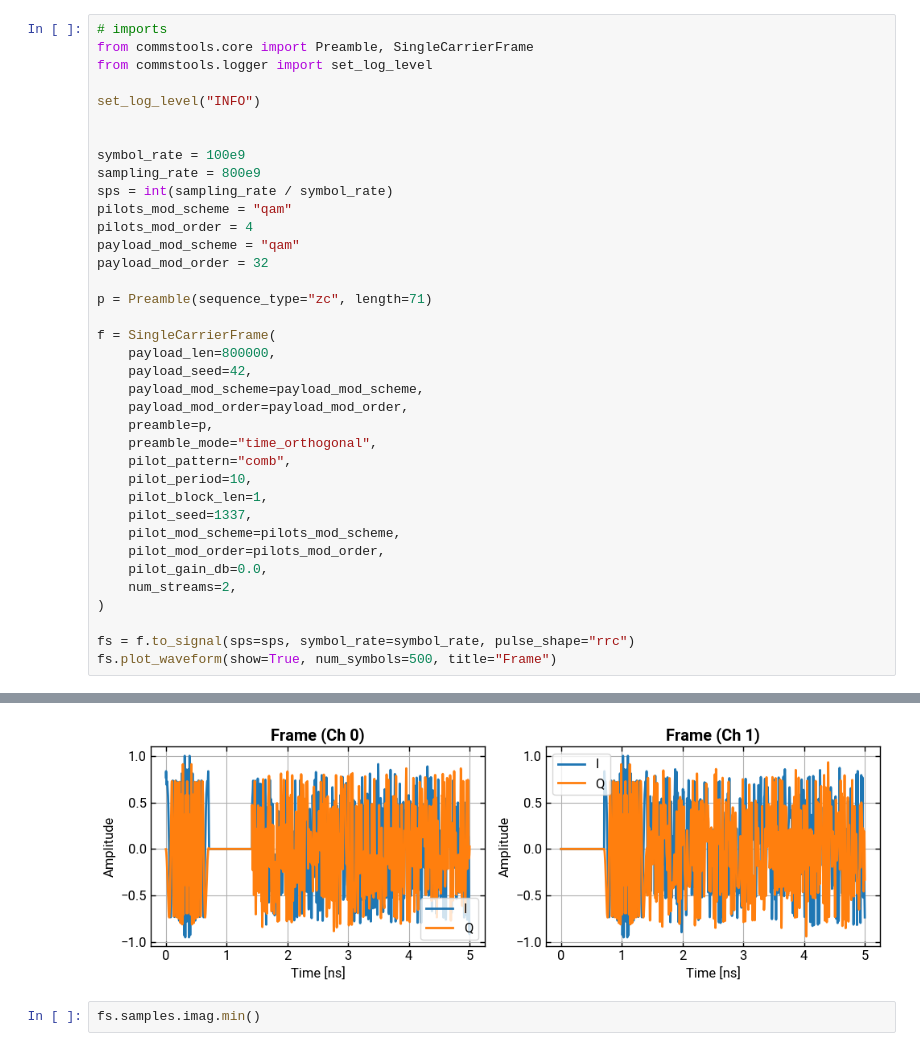
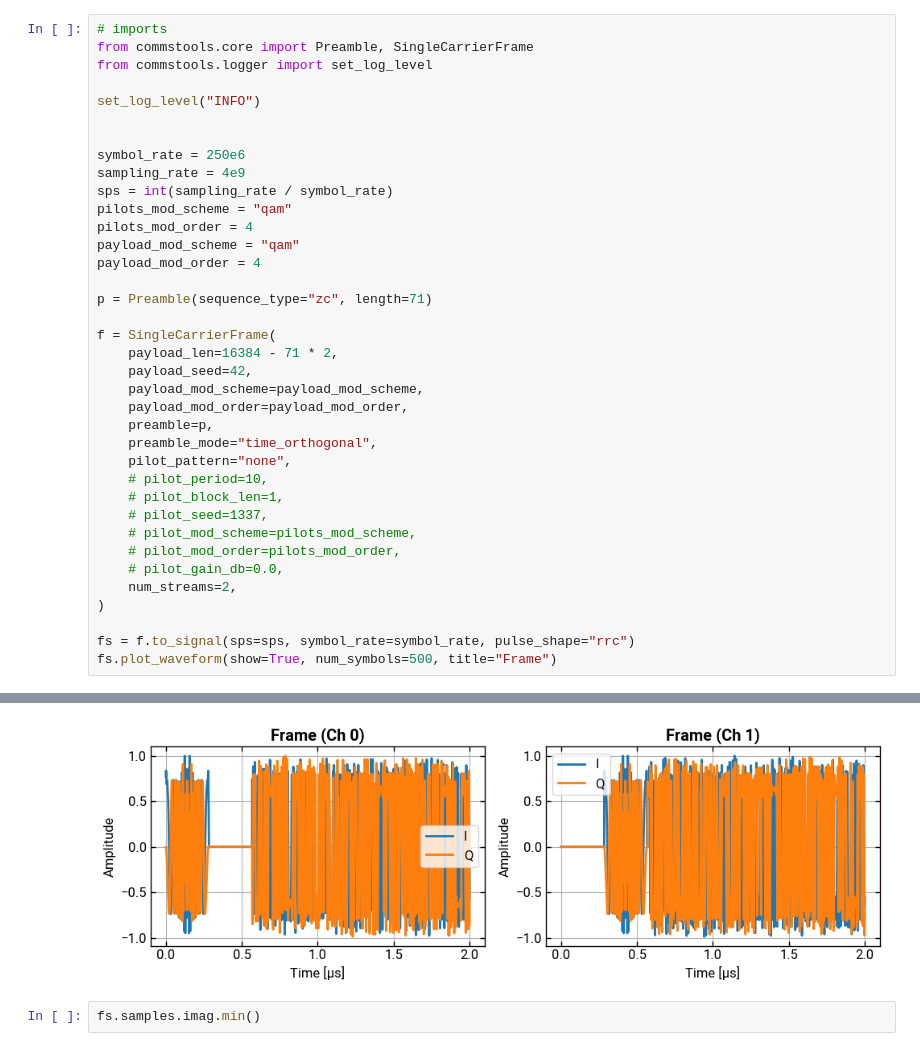
Before and after one commit to lokgar/commstools, a Jupyter notebook: examples/03-frames.ipynb, the cells around one changed output, grey strips where cells are left out. Drawn from its saved outputs; the diff is of its cells as text.

```diff
--- a/examples/03-frames.ipynb
+++ b/examples/03-frames.ipynb
@@ -6,30 +6,30 @@ from commstools.logger import set_log_level
 set_log_level("INFO")
 
 
-symbol_rate = 100e9
-sampling_rate = 800e9
+symbol_rate = 250e6
+sampling_rate = 4e9
 sps = int(sampling_rate / symbol_rate)
 pilots_mod_scheme = "qam"
 pilots_mod_order = 4
 payload_mod_scheme = "qam"
-payload_mod_order = 32
+payload_mod_order = 4
 
 p = Preamble(sequence_type="zc", length=71)
 
 f = SingleCarrierFrame(
-    payload_len=800000,
+    payload_len=16384 - 71 * 2,
     payload_seed=42,
     payload_mod_scheme=payload_mod_scheme,
     payload_mod_order=payload_mod_order,
     preamble=p,
     preamble_mode="time_orthogonal",
-    pilot_pattern="comb",
-    pilot_period=10,
-    pilot_block_len=1,
-    pilot_seed=1337,
-    pilot_mod_scheme=pilots_mod_scheme,
-    pilot_mod_order=pilots_mod_order,
-    pilot_gain_db=0.0,
+    pilot_pattern="none",
+    # pilot_period=10,
+    # pilot_block_len=1,
+    # pilot_seed=1337,
+    # pilot_mod_scheme=pilots_mod_scheme,
+    # pilot_mod_order=pilots_mod_order,
+    # pilot_gain_db=0.0,
     num_streams=2,
 )
 
@@ -40,4 +39,4 @@ fs.plot_waveform(show=True, num_symbols=500, title="Frame")
-[figure, old version]
+[figure, new version]
 # %%
 fs.samples.imag.min()
 # %% [output]
```
Also changed, not shown: parts of 1 cell of this notebook, 4 other files.
